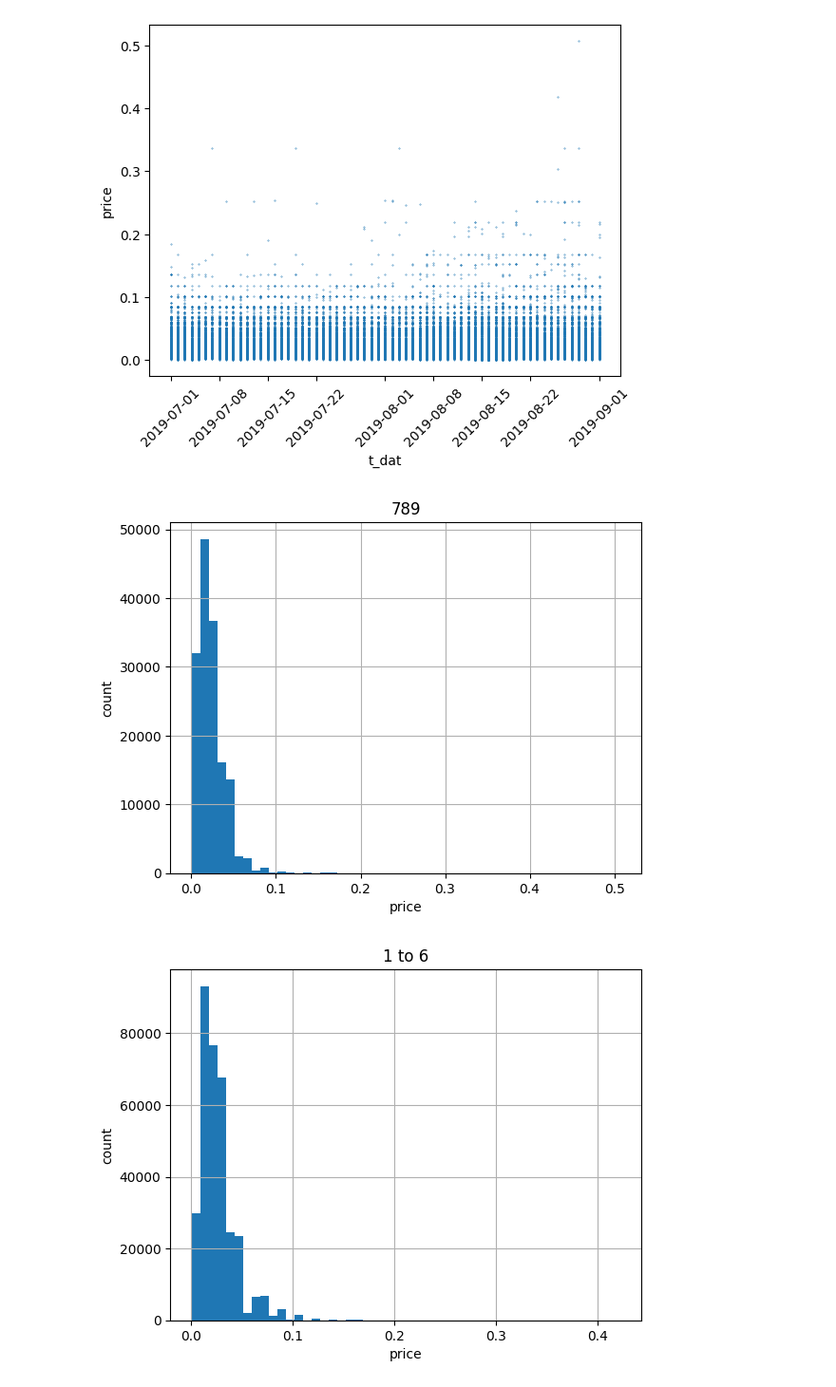
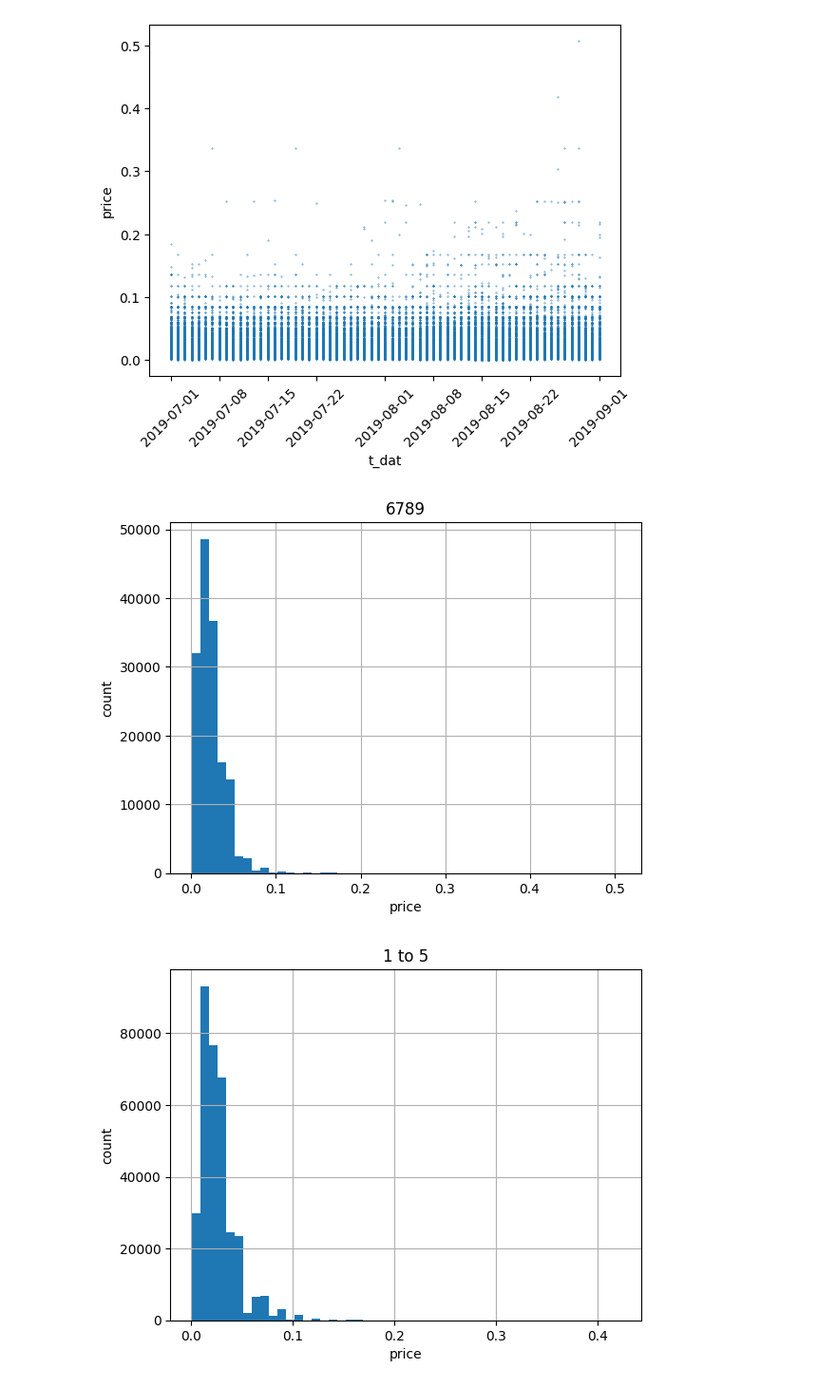
Before and after one commit to Be4hape/10th, a Jupyter notebook: project_cusmos/test1.ipynb, the cells around one changed output. Shown at 95% size. Drawn from its saved outputs; the diff is of its cells as text; code cells hidden in the pictures.

```diff
--- a/project_cusmos/test1.ipynb
+++ b/project_cusmos/test1.ipynb
@@ -109,10 +109,10 @@ month_sale_df.plot(kind = "bar", stacked = True, title = "month to saleschannel
 <Axes: title={'center': 'month to saleschannel to price'}, xlabel='month'>
 [figure]
 # %%
-mask1 = (CnT["t_dat"] >= "2019-07") & (CnT["t_dat"] <= "2019-09")
+mask1 = (CnT["t_dat"] >= "2019-06") & (CnT["t_dat"] <= "2019-09")
 CnT_3m = CnT.loc[mask1].copy()
 
-mask2 = (CnT["t_dat"] >= "2019-01") & (CnT["t_dat"] <= "2019-06")
+mask2 = (CnT["t_dat"] >= "2019-01") & (CnT["t_dat"] <= "2019-05")
 CnT_6m = CnT.loc[mask2].copy()
 
 mask3 = (CnT["t_dat"] >= "2019-10") & (CnT["t_dat"] <= "2019-12")
@@ -138,22 +138,22 @@ plt.xticks(rotation = 45)
 # %%
 CnT_3m["price"].hist(bins = 50)
 plt.xlabel("price")
 plt.ylabel("count")
-plt.title("789")
+plt.title("6789")
 plt.show()
 
 CnT_6m["price"].hist(bins = 50)
 plt.xlabel("price")
 plt.ylabel("count")
-plt.title("1 to 6")
+plt.title("1 to 5")
 plt.show()
 
 CnT_9m["price"].hist(bins = 50)
 plt.xlabel("price")
 plt.ylabel("count")
 plt.title("10 to 12")
 plt.show()
 # %% [output]
-[figure, old version]
+[figure, new version]
 [figure]
 [figure]
```
Also changed, not shown: parts of 1 cell of this notebook, 1 other file.
